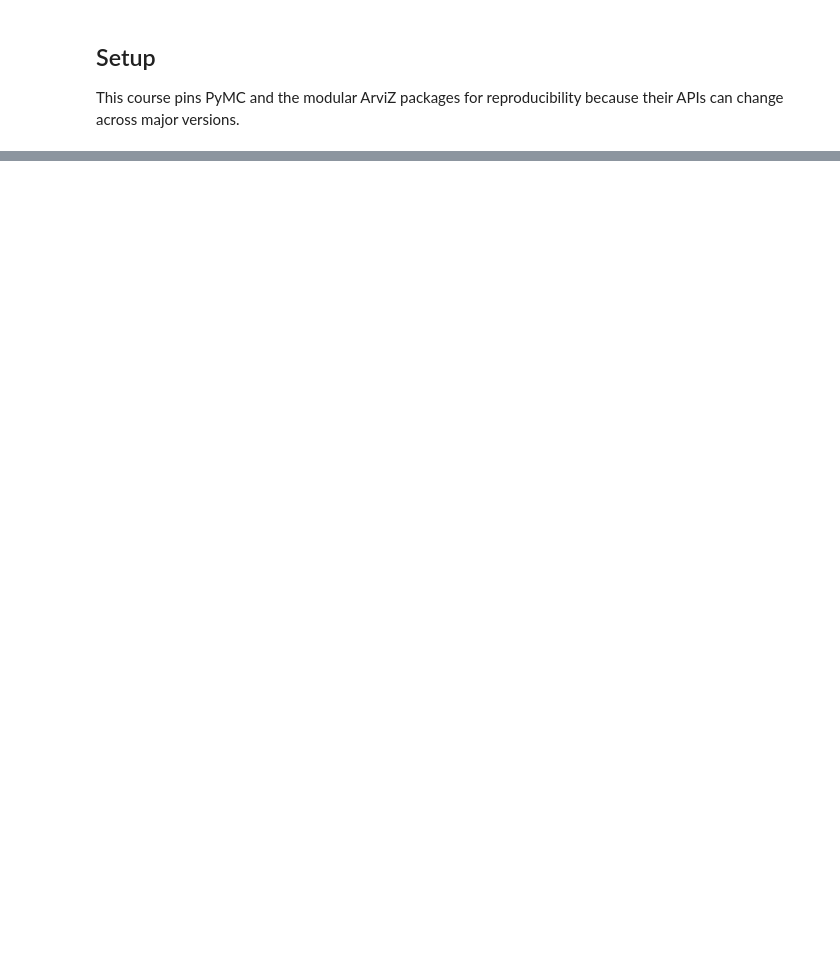
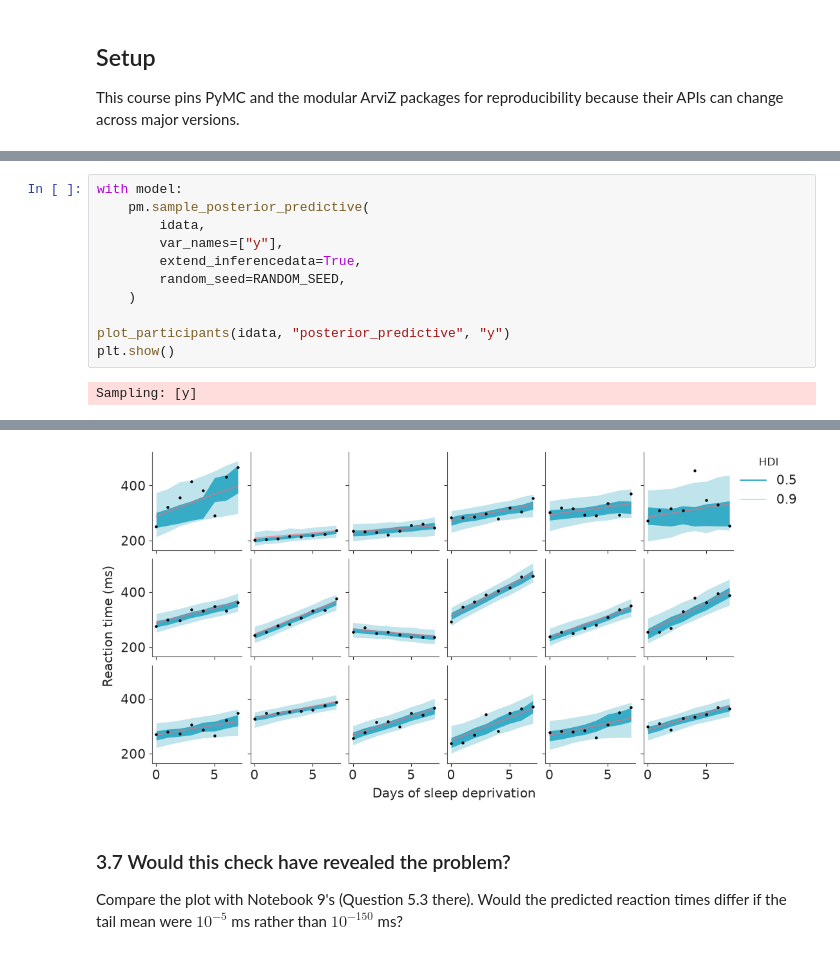
Before and after one commit to opherdonchin/BayesShortCourse, a Jupyter notebook: sleep/solved/11_exgaussian_flat_priors.ipynb, the cells around one changed output, grey strips where cells are left out. Cells and saved outputs as stored; diff of their text form; blank space fills up the shorter version.

```diff
--- a/sleep/solved/11_exgaussian_flat_priors.ipynb
+++ b/sleep/solved/11_exgaussian_flat_priors.ipynb
@@ -309,0 +435,13 @@ The fit produced 2033 divergences out of 4000 draws, R-hat up to 1.01, and bulk
+# %%
+with model:
+    pm.sample_posterior_predictive(
+        idata,
+        var_names=["y"],
+        extend_inferencedata=True,
+        random_seed=RANDOM_SEED,
+    )
+
+plot_participants(idata, "posterior_predictive", "y")
+plt.show()
+# %% [output]
+Sampling: [y]
@@ -309,0 +450,5 @@ The fit produced 2033 divergences out of 4000 draws, R-hat up to 1.01, and bulk
+[figure, added]
+# %% [markdown]
+### 3.7 Would this check have revealed the problem?
+
+Compare the plot with Notebook 9's (Question 5.3 there). Would the predicted reaction times differ if the tail mean were $10^{-5}$ ms rather than $10^{-150}$ ms?
```
Also changed, not shown: parts of 71 cells of this notebook, 3 other files.
